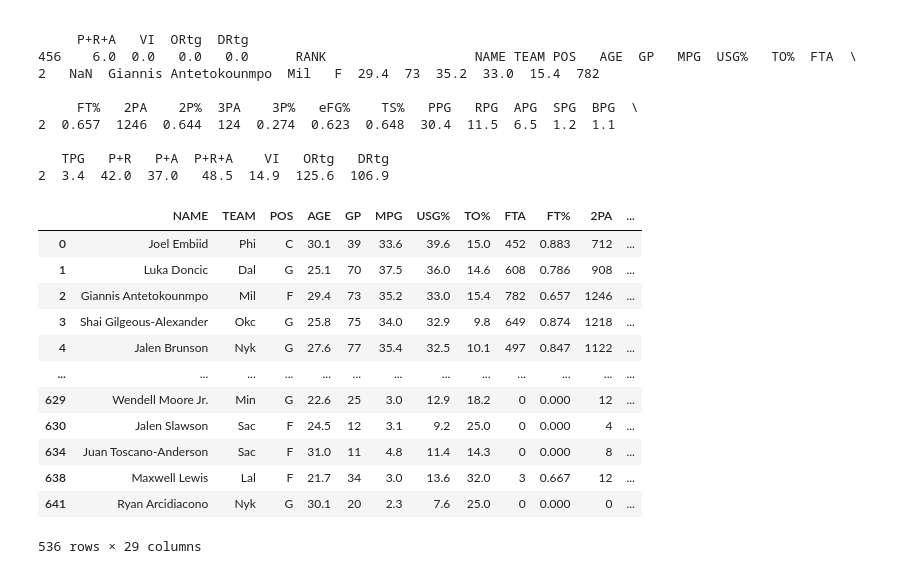
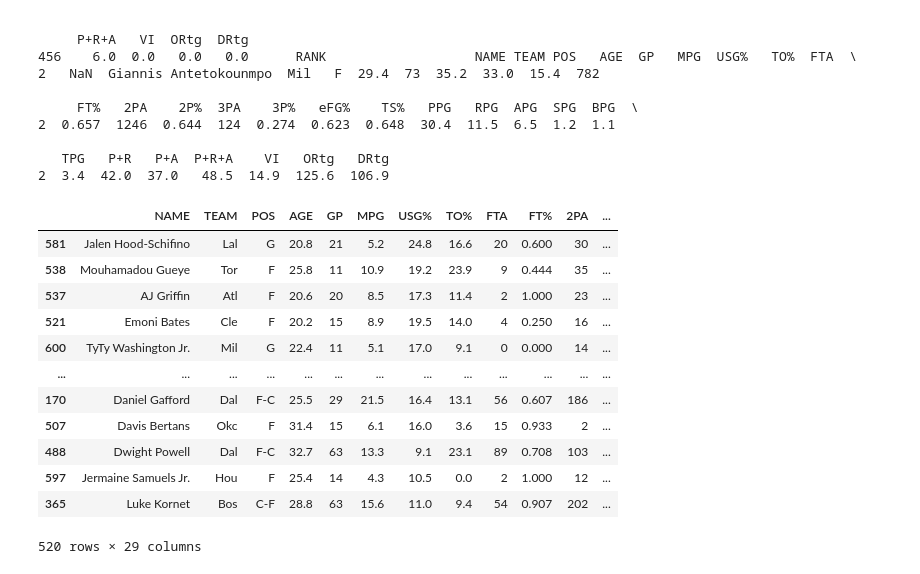
Before and after one commit to BASTIANGROE/project-bg055-nba, a Jupyter notebook: Notebooks/draft-analysis.ipynb, the cells around one changed output. Drawn from its saved outputs; the diff is of its cells as text; code cells hidden in the pictures.

```diff
--- a/Notebooks/draft-analysis.ipynb
+++ b/Notebooks/draft-analysis.ipynb
@@ -218,24 +360,26 @@ print(df.iloc[456:457], df.iloc[2:3])
 2  3.4  42.0  37.0   48.5  14.9  125.6  106.9
 # %%
 # 3. Data corrections
-
 df_mingames = df[df["GP"] > 10].copy()
+df_mingames = df_mingames[df_mingames.VI != 0.0]
+df_mingames = df_mingames[df_mingames.ORtg != 0.0]
+df_mingames = df_mingames[df_mingames.DRtg != 0.0]
 df_mingames = df_mingames.drop("RANK", axis=1)
 df_mingames['id'] = range(1, len(df_mingames) + 1)
-df_mingames
+df_mingames.sort_values(by=['ORtg'])
 # %% [output]
 |  | NAME | TEAM | POS | AGE | GP | MPG | USG% | TO% | FTA | FT% | 2PA | ... |
-| 0 | Joel Embiid | Phi | C | 30.1 | 39 | 33.6 | 39.6 | 15.0 | 452 | 0.883 | 712 | ... |
-| 1 | Luka Doncic | Dal | G | 25.1 | 70 | 37.5 | 36.0 | 14.6 | 608 | 0.786 | 908 | ... |
-| 2 | Giannis Antetokounmpo | Mil | F | 29.4 | 73 | 35.2 | 33.0 | 15.4 | 782 | 0.657 | 1246 | ... |
-| 3 | Shai Gilgeous-Alexander | Okc | G | 25.8 | 75 | 34.0 | 32.9 | 9.8 | 649 | 0.874 | 1218 | ... |
-| 4 | Jalen Brunson | Nyk | G | 27.6 | 77 | 35.4 | 32.5 | 10.1 | 497 | 0.847 | 1122 | ... |
+| 581 | Jalen Hood-Schifino | Lal | G | 20.8 | 21 | 5.2 | 24.8 | 16.6 | 20 | 0.600 | 30 | ... |
+| 538 | Mouhamadou Gueye | Tor | F | 25.8 | 11 | 10.9 | 19.2 | 23.9 | 9 | 0.444 | 35 | ... |
+| 537 | AJ Griffin | Atl | F | 20.6 | 20 | 8.5 | 17.3 | 11.4 | 2 | 1.000 | 23 | ... |
+| 521 | Emoni Bates | Cle | F | 20.2 | 15 | 8.9 | 19.5 | 14.0 | 4 | 0.250 | 16 | ... |
+| 600 | TyTy Washington Jr. | Mil | G | 22.4 | 11 | 5.1 | 17.0 | 9.1 | 0 | 0.000 | 14 | ... |
 | ... | ... | ... | ... | ... | ... | ... | ... | ... | ... | ... | ... | ... |
-| 629 | Wendell Moore Jr. | Min | G | 22.6 | 25 | 3.0 | 12.9 | 18.2 | 0 | 0.000 | 12 | ... |
-| 630 | Jalen Slawson | Sac | F | 24.5 | 12 | 3.1 | 9.2 | 25.0 | 0 | 0.000 | 4 | ... |
-| 634 | Juan Toscano-Anderson | Sac | F | 31.0 | 11 | 4.8 | 11.4 | 14.3 | 0 | 0.000 | 8 | ... |
-| 638 | Maxwell Lewis | Lal | F | 21.7 | 34 | 3.0 | 13.6 | 32.0 | 3 | 0.667 | 12 | ... |
-| 641 | Ryan Arcidiacono | Nyk | G | 30.1 | 20 | 2.3 | 7.6 | 25.0 | 0 | 0.000 | 0 | ... |
+| 170 | Daniel Gafford | Dal | F-C | 25.5 | 29 | 21.5 | 16.4 | 13.1 | 56 | 0.607 | 186 | ... |
+| 507 | Davis Bertans | Okc | F | 31.4 | 15 | 6.1 | 16.0 | 3.6 | 15 | 0.933 | 2 | ... |
+| 488 | Dwight Powell | Dal | F-C | 32.7 | 63 | 13.3 | 9.1 | 23.1 | 89 | 0.708 | 103 | ... |
+| 597 | Jermaine Samuels Jr. | Hou | F | 25.4 | 14 | 4.3 | 10.5 | 0.0 | 2 | 1.000 | 12 | ... |
+| 365 | Luke Kornet | Bos | C-F | 28.8 | 63 | 15.6 | 11.0 | 9.4 | 54 | 0.907 | 202 | ... |
-536 rows × 29 columns
+520 rows × 29 columns
 # %%
 # 4. Variable lists
```
Also changed, not shown: parts of 25 cells of this notebook.
